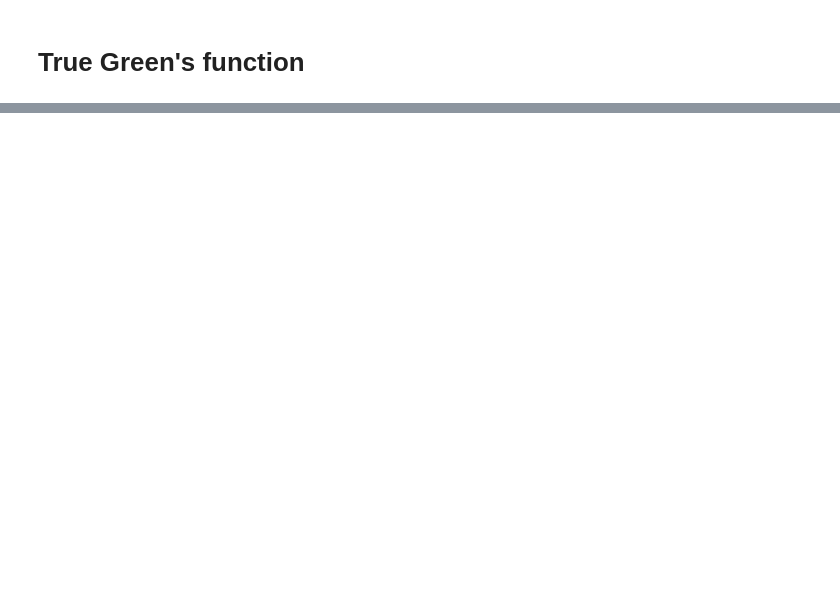
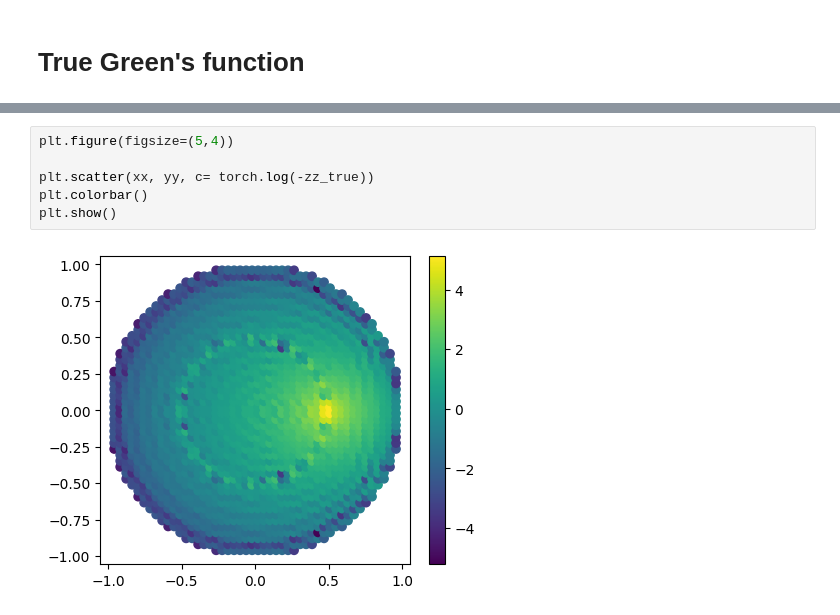
Before and after one commit to xx257xx/KIAS-AI-GROUP-7, a Jupyter notebook: analytic_sphere.ipynb, the cells around one changed output, grey strips where cells are left out. Cells and saved outputs as stored; diff of their text form; blank space fills up the shorter version.

```diff
--- a/analytic_sphere.ipynb
+++ b/analytic_sphere.ipynb
@@ -90,0 +98,8 @@ plt.show()
+# %%
+plt.figure(figsize=(5,4))
+
+plt.scatter(xx, yy, c= torch.log(-zz_true))
+plt.colorbar()
+plt.show()
+# %% [output]
+[figure, added]
```
Also changed, not shown: parts of 5 cells of this notebook.
